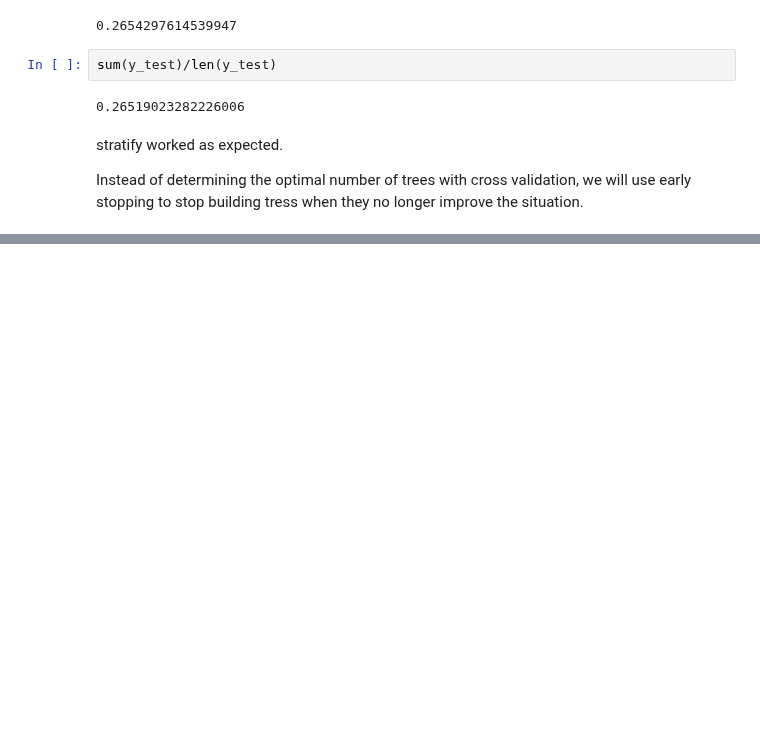
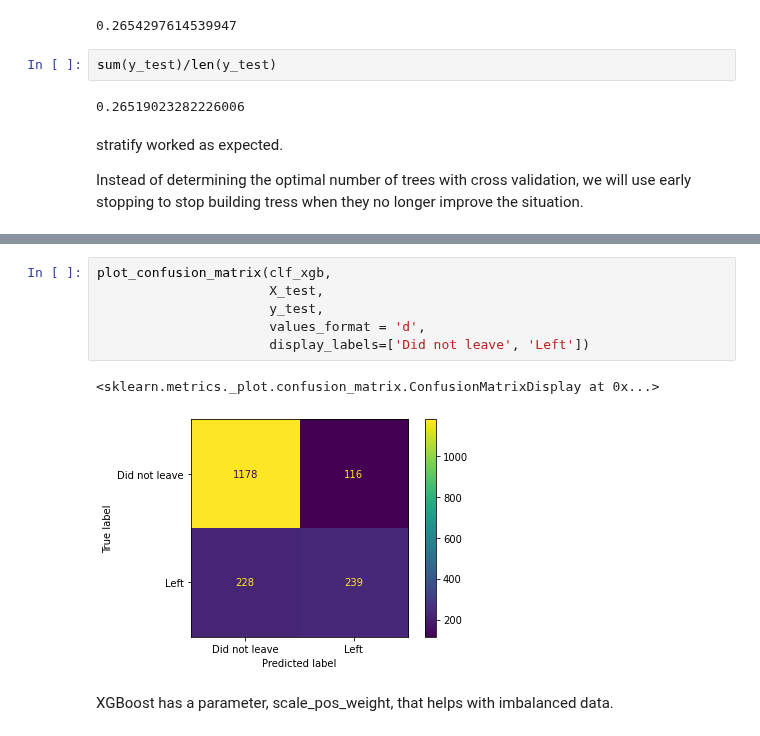
Before and after one commit to TaeMD/ML-projects, a Jupyter notebook: Telco_Churn_Dataset(Statuest).ipynb, the cells around one changed output, grey strips where cells are left out. Cells and saved outputs as stored; diff of their text form; blank space fills up the shorter version.

```diff
--- a/Telco_Churn_Dataset(Statuest).ipynb
+++ b/Telco_Churn_Dataset(Statuest).ipynb
@@ -316,0 +336,11 @@ clf_xgb.fit(X_train, y_train,
+# %%
+plot_confusion_matrix(clf_xgb,
+                      X_test,
+                      y_test,
+                      values_format = 'd',
+                      display_labels=['Did not leave', 'Left'])
+# %% [output]
+<sklearn.metrics._plot.confusion_matrix.ConfusionMatrixDisplay at 0x...>
+[figure, added]
+# %% [markdown]
+XGBoost has a parameter, scale_pos_weight, that helps with imbalanced data.
```
Also changed, not shown: parts of 7 cells of this notebook.
